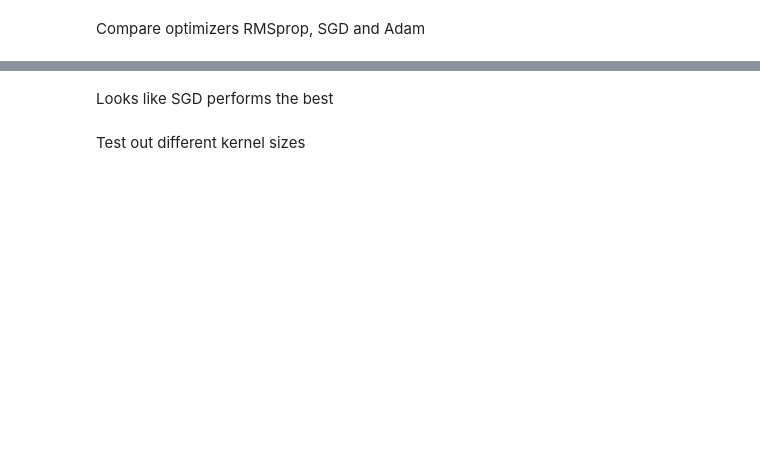
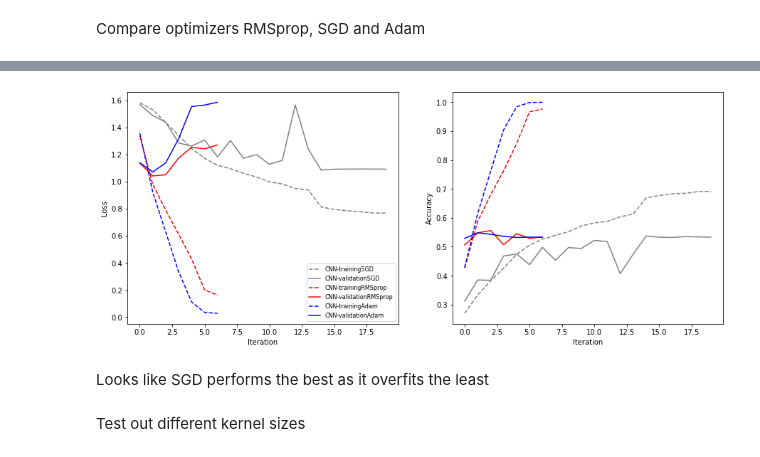
Before and after one commit to nikhilnanda21/yelp-is-all-you-need, a Jupyter notebook: Project1/4332_P1_CNN.ipynb, the cells around one changed output, grey strips where cells are left out. Saved outputs shown, nothing was run; the diff lists cells and outputs as text; code cells hidden in the pictures; blank space fills up the shorter version.

```diff
--- a/Project1/4332_P1_CNN.ipynb
+++ b/Project1/4332_P1_CNN.ipynb
@@ -477,9 +444,11 @@ np.random.seed(0)
 tf.random.set_seed(0)
 # %%
 optimizers = ["SGD", "RMSprop", "Adam"]
+opt_histories = []
+
 for o in optimizers:
     checkpointer = keras.callbacks.ModelCheckpoint(
-        filepath=os.path.join("models", "weights" + o + ".hdf5"),
+        filepath=os.path.join("models", "weights_opt_" + o + ".hdf5"),
         monitor="val_accuracy",
         verbose=0,
         save_best_only=True)
@@ -491,7 +460,10 @@ for o in optimizers:
                     validation_split=0.1,
                     epochs=100, batch_size=100, verbose=0,
                     callbacks=[checkpointer, earlystopping, reduce_lr])
-    model = keras.models.load_model(os.path.join("models", "weights" + o + ".hdf5"))
+    model = keras.models.load_model(os.path.join("models", "weights_opt_" + o + ".hdf5"))
+    opt_histories.append((o, cnn_history))
+
+    print("Optimizer:", o)
 
     train_score = model.evaluate(train_feats_matrix, train_label_matrix,
                                 batch_size=100)
@@ -515,5 +490,28 @@ Valid loss: 1.0638196468353271 Valid accuracy 0.5659999847412109
+# %%
+colors = ["gray", "red", "blue"]
+plt.figure(figsize=(15,6))
+
+for i, (o, history) in enumerate(opt_histories):
+    name = o
+    plt.subplot(1,2,1)
+    plt.plot(history.history["loss"], label="CNN-training" + name, color=colors[i], linestyle="dashed")
+    plt.plot(history.history["val_loss"], label="CNN-validation" + name, color=colors[i])
+    plt.subplot(1,2,2)
+    plt.plot(history.history["accuracy"], label="CNN-training" + name, color=colors[i], linestyle="dashed")
+    plt.plot(history.history["val_accuracy"], label="CNN-validation" + name, color=colors[i])
+plt.subplot(1,2,1)
+plt.xlabel("Iteration")
+plt.ylabel("Loss")
+plt.legend(fontsize=8)
+plt.subplot(1,2,2)
+plt.xlabel("Iteration")
+plt.ylabel("Accuracy")
+# plt.legend()
+plt.show()
+# %% [output]
+[figure, added]
 # %% [markdown]
-Looks like SGD performs the best
+Looks like SGD performs the best as it overfits the least
 # %% [markdown]
 Test out different kernel sizes
 # %%
```
Also changed, not shown: parts of 14 cells of this notebook.
